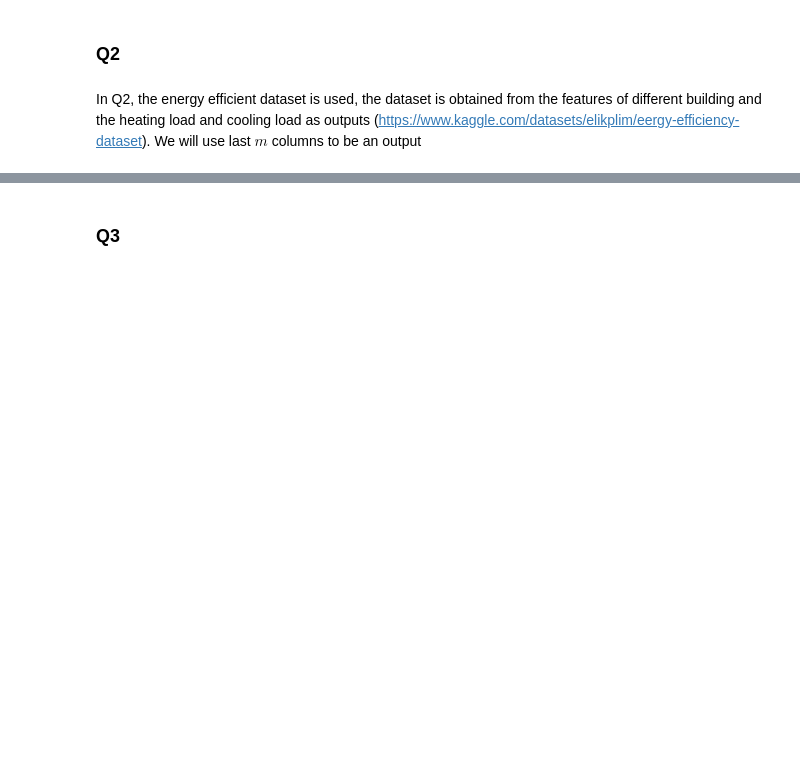
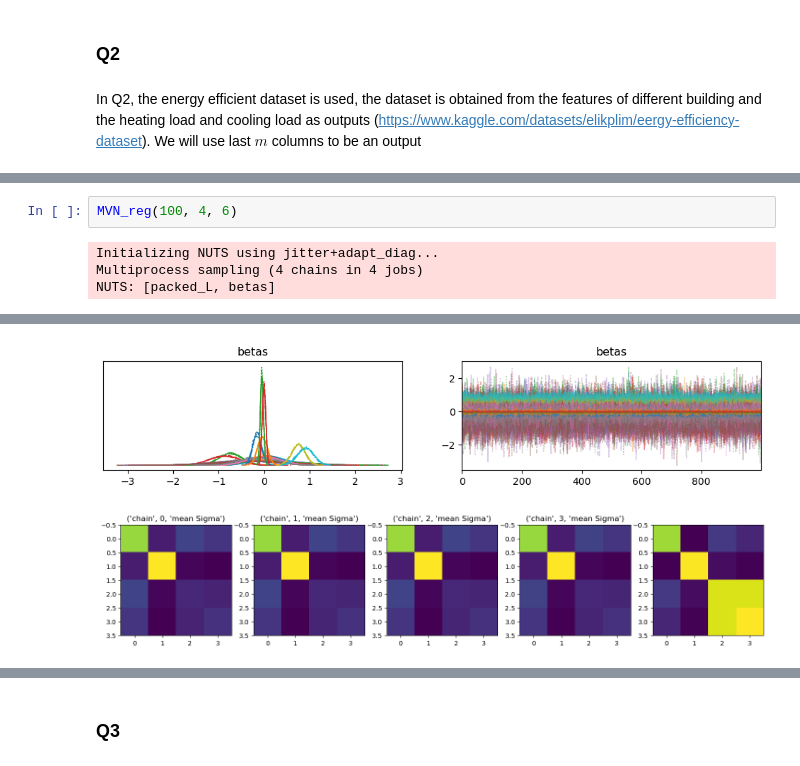
Before and after one commit to Lottotpk/STA365-assignment, a Jupyter notebook: Assignment 8.ipynb, the cells around one changed output, grey strips where cells are left out. Cells and saved outputs as stored; diff of their text form; blank space fills up the shorter version.

```diff
--- a/Assignment 8.ipynb
+++ b/Assignment 8.ipynb
@@ -147,0 +167,6 @@ for chain in range(4):
+# %%
+MVN_reg(100, 4, 6)
+# %% [output]
+Initializing NUTS using jitter+adapt_diag...
+Multiprocess sampling (4 chains in 4 jobs)
+NUTS: [packed_L, betas]
@@ -147,0 +176,2 @@ for chain in range(4):
+[figure, added]
+[figure, added]
```
Also changed, not shown: parts of 21 cells of this notebook.
